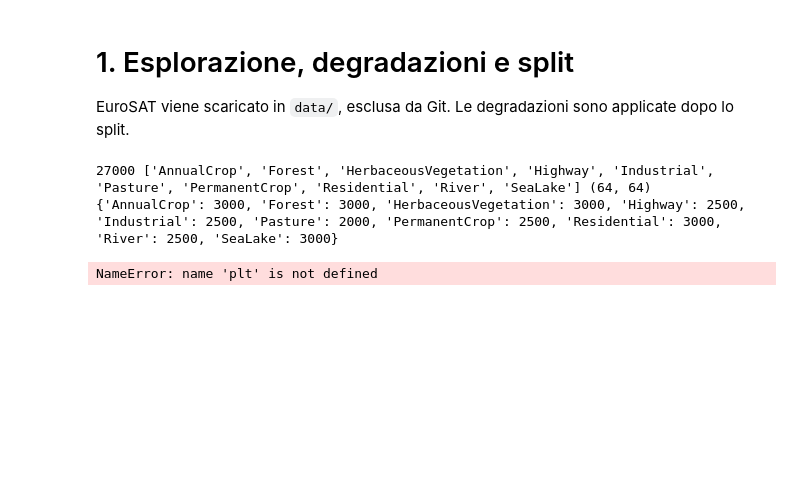
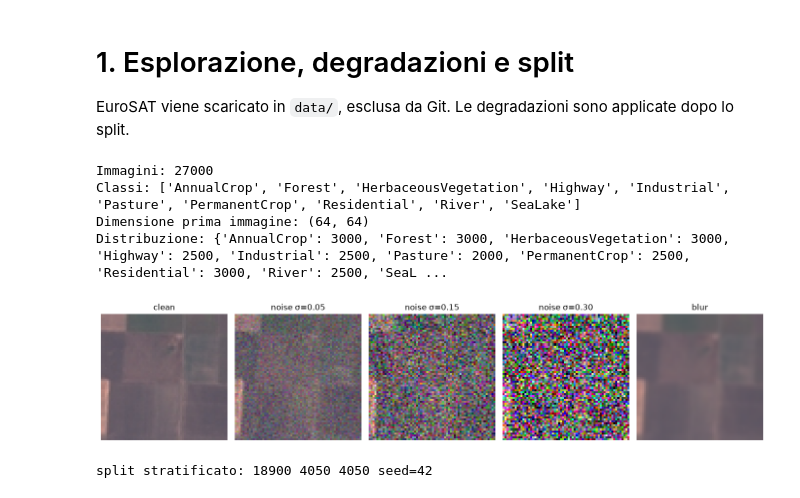
Before and after one commit to alessdt0/eurosat-denoising, a Jupyter notebook: notebooks/01_explore_and_degrade.ipynb, the cells around one changed output. Drawn from its saved outputs; the diff is of its cells as text; code cells hidden in the pictures; blank space fills up the shorter version.

Commit message:
added a new notebook to explore the dataset and degrade it with noise

```diff
--- a/notebooks/01_explore_and_degrade.ipynb
+++ b/notebooks/01_explore_and_degrade.ipynb
@@ -3,22 +19,52 @@
 
 EuroSAT viene scaricato in `data/`, esclusa da Git. Le degradazioni sono applicate dopo lo split.
 # %%
+from collections import Counter
 from pathlib import Path
-from collections import Counter
+import sys
+
+import matplotlib.pyplot as plt
+import torch
+from sklearn.model_selection import train_test_split
+from torchvision import transforms
 from torchvision.datasets import EuroSAT
-ROOT=Path.cwd()
-while not (ROOT/'README.md').exists() and ROOT!=ROOT.parent: ROOT=ROOT.parent
-dataset=EuroSAT(root=ROOT/'data',download=True)
-print(len(dataset),dataset.classes,dataset[0][0].size)
-print({dataset.classes[k]:v for k,v in Counter(dataset.targets).items()})
+
+# Resolve the repository root so the notebook works from VS Code or Jupyter.
+ROOT = Path.cwd()
+while not (ROOT / "README.md").exists() and ROOT != ROOT.parent:
+    ROOT = ROOT.parent
+sys.path.insert(0, str(ROOT / "src"))
+
+from eurosat_denoising.utils import add_blur, add_gaussian_noise, seed_everything
+
+seed_everything(42)
+dataset = EuroSAT(root=ROOT / "data", download=True)
+print("Immagini:", len(dataset))
+print("Classi:", dataset.classes)
+print("Dimensione prima immagine:", dataset[0][0].size)
+print("Distribuzione:", {dataset.classes[k]: v for k, v in Counter(dataset.targets).items()})
 # %% [output]
-27000 ['AnnualCrop', 'Forest', 'HerbaceousVegetation', 'Highway', 'Industrial', 'Pasture', 'PermanentCrop', 'Residential', 'River', 'SeaLake'] (64, 64)
-{'AnnualCrop': 3000, 'Forest': 3000, 'HerbaceousVegetation': 3000, 'Highway': 2500, 'Industrial': 2500, 'Pasture': 2000, 'PermanentCrop': 2500, 'Residential': 3000, 'River': 2500, 'SeaLake': 3000}
+Immagini: 27000
+Classi: ['AnnualCrop', 'Forest', 'HerbaceousVegetation', 'Highway', 'Industrial', 'Pasture', 'PermanentCrop', 'Residential', 'River', 'SeaLake']
+Dimensione prima immagine: (64, 64)
+Distribuzione: {'AnnualCrop': 3000, 'Forest': 3000, 'HerbaceousVegetation': 3000, 'Highway': 2500, 'Industrial': 2500, 'Pasture': 2000, 'PermanentCrop': 2500, 'Residential': 3000, 'River': 2500, 'SeaL ...
 # %%
-from torchvision import transforms
-image,_=dataset[0]; clean=transforms.ToTensor()(image)
-fig,ax=plt.subplots(1,5,figsize=(14,3))
-for a,x,t in zip(ax,[clean,add_gaussian_noise(clean,.05),add_gaussian_noise(clean,.15),add_gaussian_noise(clean,.30),add_blur(clean)],['clean','noise .05','noise .15','noise .30','blur']): a.imshow(x.permute(1,2,0));a.set_title(t);a.axis('off')
+image, _ = dataset[0]
+clean = transforms.ToTensor()(image)
+
+fig, axes = plt.subplots(1, 5, figsize=(14, 3))
+examples = [
+    (clean, "clean"),
+    (add_gaussian_noise(clean, 0.05), "noise σ=0.05"),
+    (add_gaussian_noise(clean, 0.15), "noise σ=0.15"),
+    (add_gaussian_noise(clean, 0.30), "noise σ=0.30"),
+    (add_blur(clean), "blur"),
+]
+for axis, (example, title) in zip(axes, examples):
+    axis.imshow(example.permute(1, 2, 0))
+    axis.set_title(title)
+    axis.axis("off")
+plt.tight_layout()
 plt.show()
 # %% [output]
-NameError: name 'plt' is not defined
+[figure, added]
@@ -28,0 +71,24 @@ print('split:',len(train),len(val),len(test),'seed=42')
+# %%
+indices = list(range(len(dataset)))
+labels = list(dataset.targets)
+
+train_indices, remainder_indices, _, remainder_labels = train_test_split(
+    indices,
+    labels,
+    test_size=0.30,
+    random_state=42,
+    stratify=labels,
+)
+val_indices, test_indices = train_test_split(
+    remainder_indices,
+    test_size=0.50,
+    random_state=42,
+    stratify=remainder_labels,
+)
+
+train = torch.utils.data.Subset(dataset, train_indices)
+val = torch.utils.data.Subset(dataset, val_indices)
+test = torch.utils.data.Subset(dataset, test_indices)
+print("split stratificato:", len(train), len(val), len(test), "seed=42")
+# %% [output]
+split stratificato: 18900 4050 4050 seed=42
```
Also changed, not shown: parts of 5 cells of this notebook, 13 other files.
